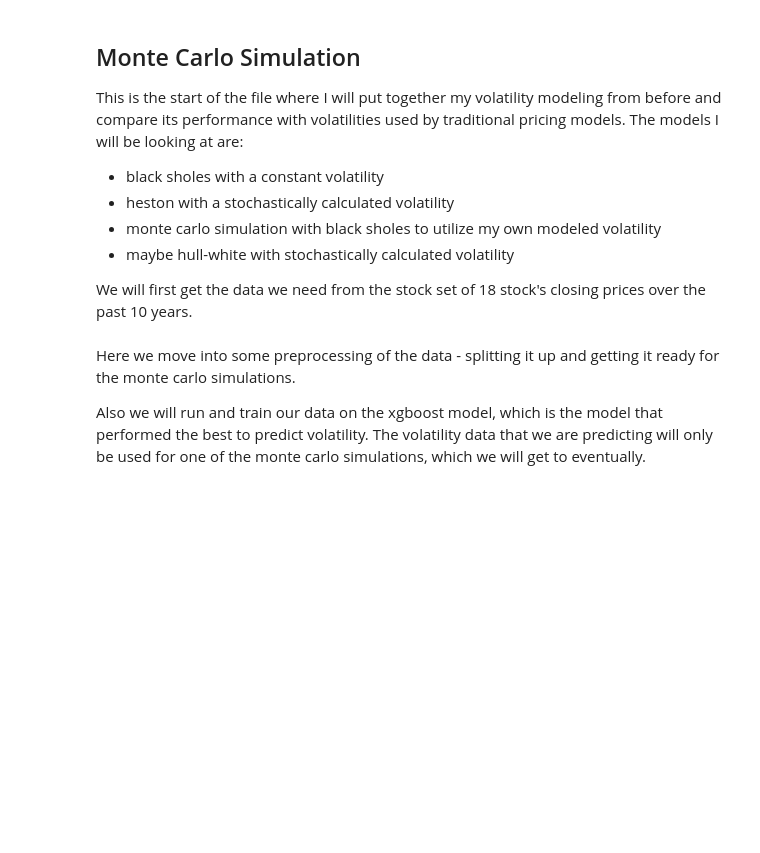
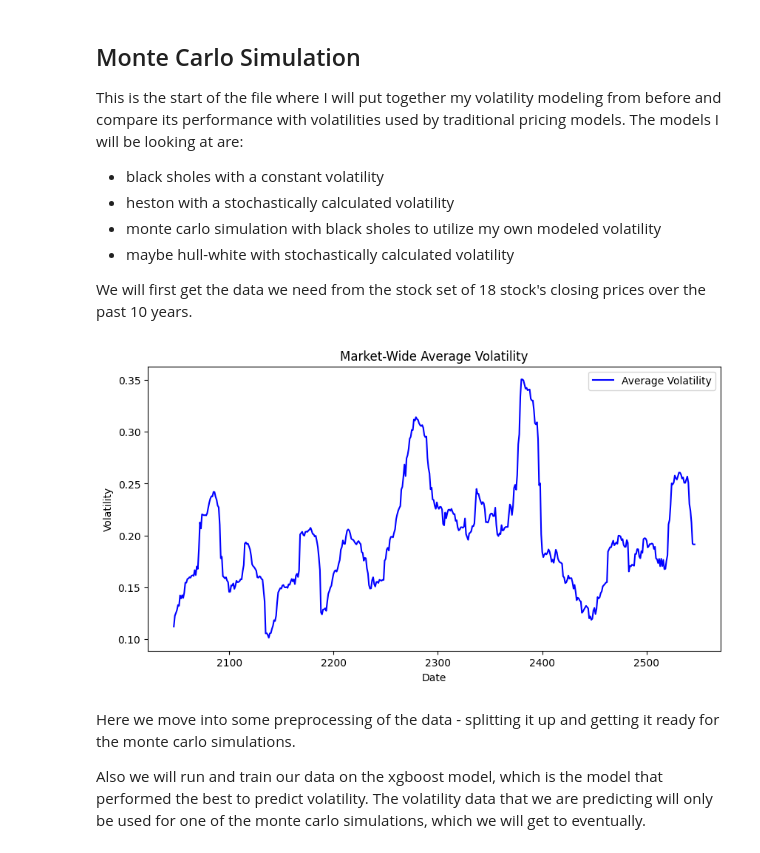
Before and after one commit to jjklug/Finance-and-Machine-Learning, a Jupyter notebook: MonteCarlo.ipynb, the cells around one changed output. Saved outputs shown, nothing was run; the diff lists cells and outputs as text; code cells hidden in the pictures; blank space fills up the shorter version.

```diff
--- a/MonteCarlo.ipynb
+++ b/MonteCarlo.ipynb
@@ -24,29 +24,34 @@ We will first get the data we need from the stock set of 18 stock's closing pric
 # %%
 #Stock data preparation
 # gather data
 stockgrp = pd.read_excel("10yrClosingPricesStocks.xlsx")
 stockgrp = stockgrp.drop(columns=['Date'])
+
+#trying out different data - just 1 stock
+#stockgrp = stockgrp[['PSA']]
 
 #calculate log returns then volatility
 returns = np.log(stockgrp / stockgrp.shift(1))
 volatility = returns.rolling(window=20).std() * np.sqrt(252)
 volatility = volatility.dropna()
 
 #we will work with the average of our 18 stocks to fit a marketwide view
 avg_volatility = volatility.mean(axis=1)
 avg_volatility = avg_volatility.to_frame()
 avg_volatility.columns = ['volatility']
 
 #if we want to see the full dataset
 def plot_avg(data):
     plt.figure(figsize=(10,5))
     plt.plot(data, label="Average Volatility", color="blue")
     plt.xlabel("Date")
     plt.ylabel("Volatility")
     plt.title("Market-Wide Average Volatility")
     plt.legend()
     plt.show()
-#plot_avg(avg_volatility.tail(500))
+plot_avg(avg_volatility.tail(500))
+# %% [output]
+[figure, added]
 # %% [markdown]
 Here we move into some preprocessing of the data - splitting it up and getting it ready for the monte carlo simulations.
 
```
Also changed, not shown: parts of 14 cells of this notebook.
